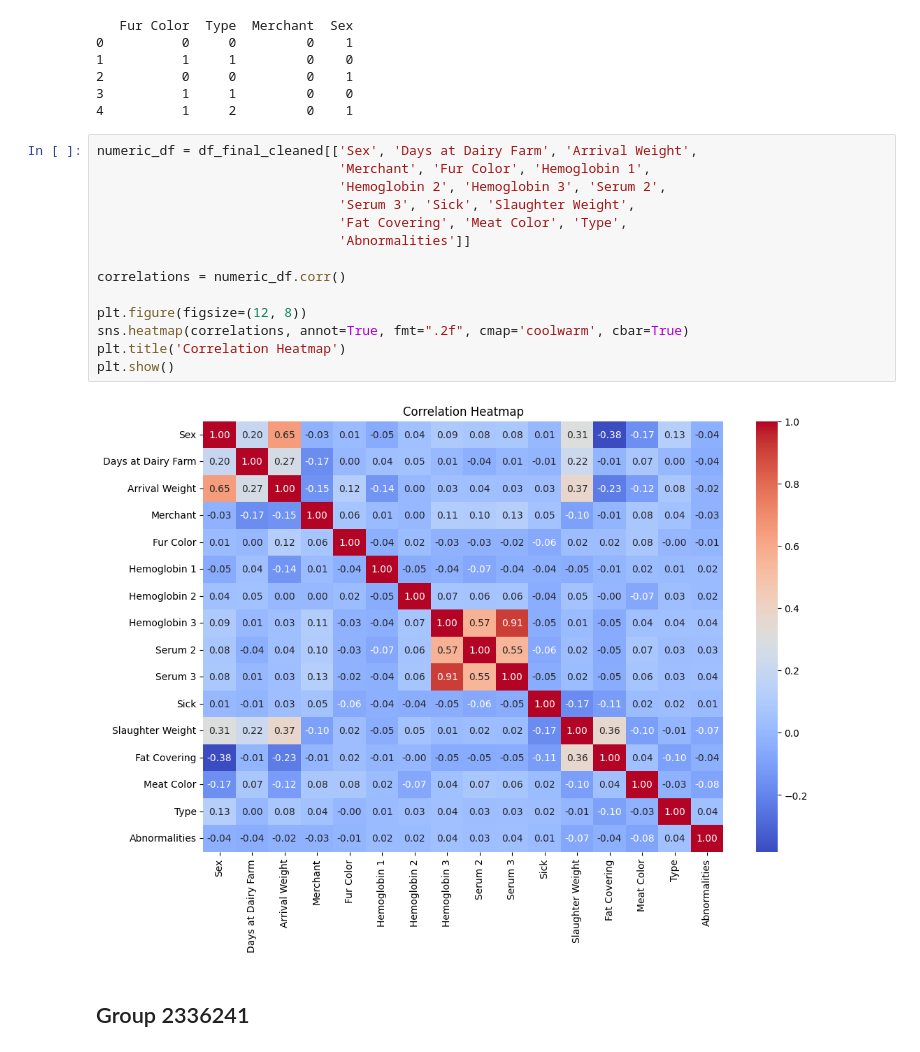
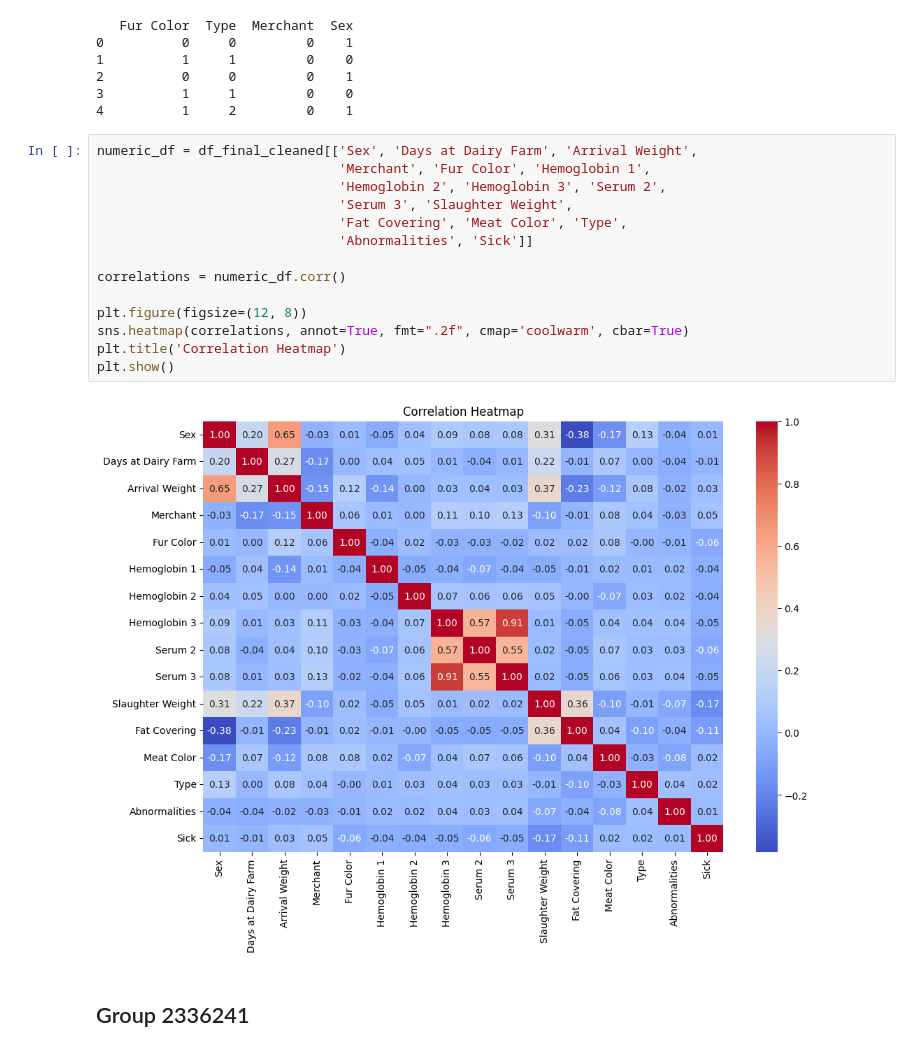
Before and after one commit to AI-Farming-Thewi/cows_analysis, a Jupyter notebook: Farms analysis.ipynb, the cells around one changed output. Drawn from its saved outputs; the diff is of its cells as text.

```diff
--- a/Farms analysis.ipynb
+++ b/Farms analysis.ipynb
@@ -519,19 +524,19 @@ print(df_final_cleaned[['Fur Color', 'Type', 'Merchant', 'Sex']].head(5))
 # %%
 numeric_df = df_final_cleaned[['Sex', 'Days at Dairy Farm', 'Arrival Weight',
                                'Merchant', 'Fur Color', 'Hemoglobin 1',
                                'Hemoglobin 2', 'Hemoglobin 3', 'Serum 2',
-                               'Serum 3', 'Sick', 'Slaughter Weight',
+                               'Serum 3', 'Slaughter Weight',
                                'Fat Covering', 'Meat Color', 'Type',
-                               'Abnormalities']]
+                               'Abnormalities', 'Sick']]
 
 correlations = numeric_df.corr()
 
 plt.figure(figsize=(12, 8))
 sns.heatmap(correlations, annot=True, fmt=".2f", cmap='coolwarm', cbar=True)
 plt.title('Correlation Heatmap')
 plt.show()
 # %% [output]
-[figure, old version]
+[figure, new version]
 # %% [markdown]
 ## Group 2336241
 # %% [markdown]
```
Also changed, not shown: parts of 16 cells of this notebook.
